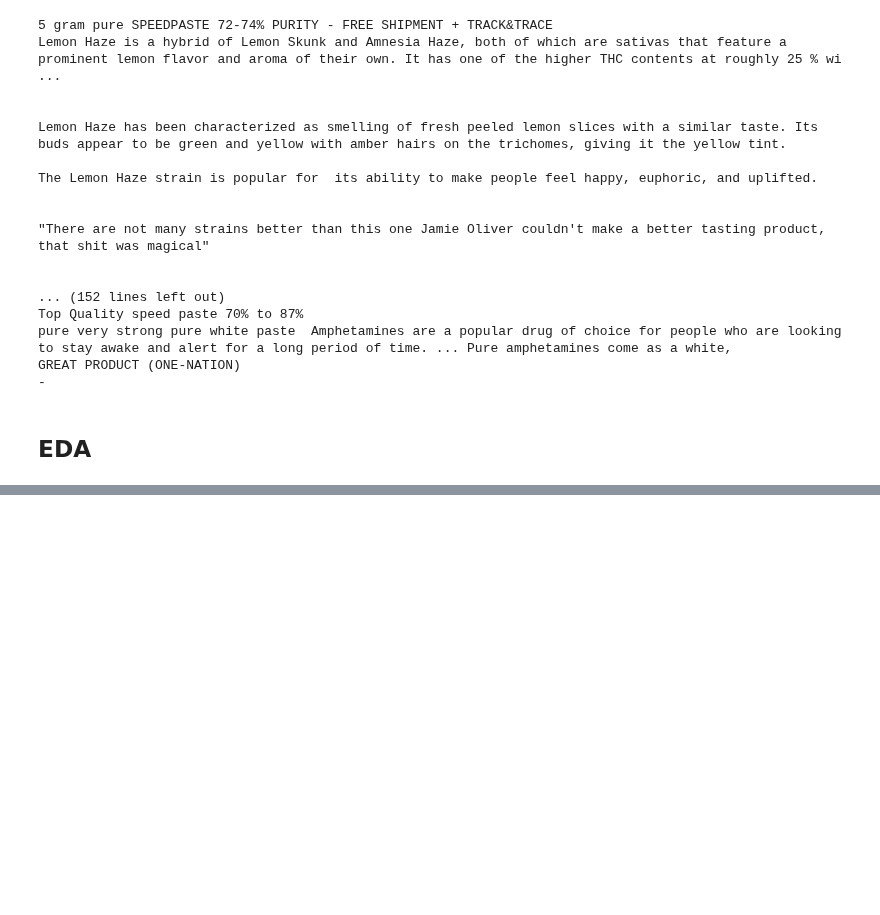
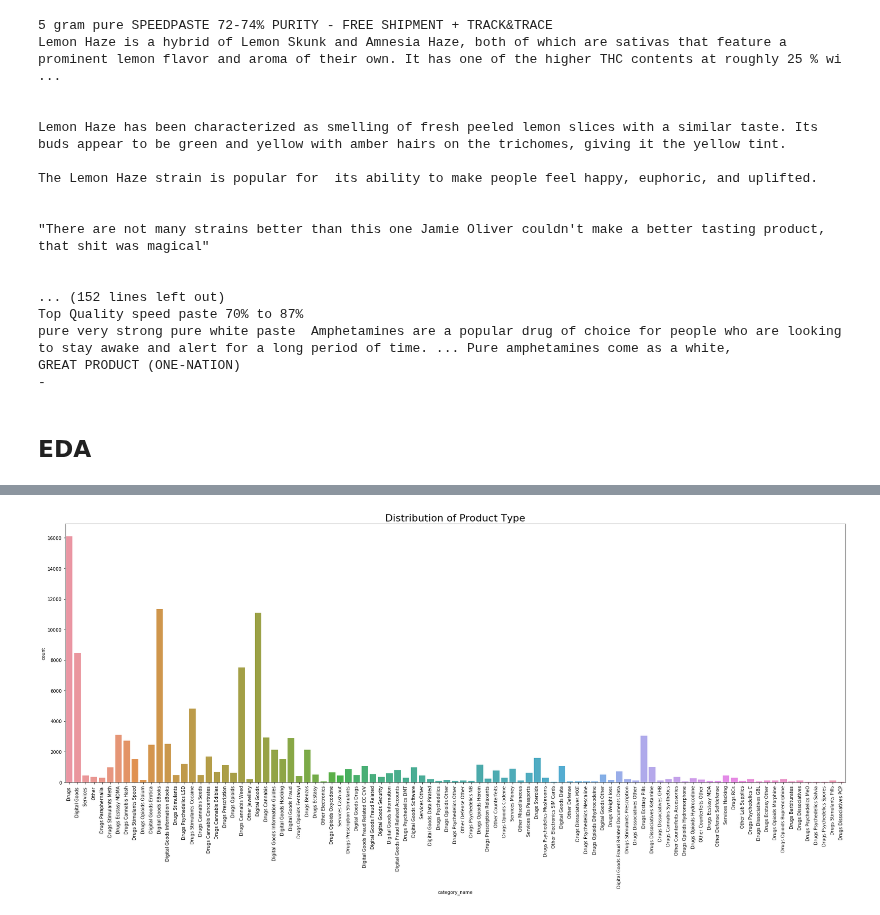
Before and after one commit to Morgan-Sell/darknet-economics, a Jupyter notebook: data_process_feat_eng.ipynb, the cells around one changed output, grey strips where cells are left out. Saved outputs shown, nothing was run; the diff lists cells and outputs as text; code cells hidden in the pictures; blank space fills up the shorter version.

```diff
--- a/data_process_feat_eng.ipynb
+++ b/data_process_feat_eng.ipynb
@@ -241,0 +263,8 @@ print('% - Total Good Less Than $100: {:.1%}'.format(len(less_than_100) / produc
+# %%
+fig, ax = plt.subplots(figsize=(25,12))
+ax = sns.countplot(x='category_name', data=products_v2)
+ax.set_title('Distribution of Product Type', fontsize=22)
+ax.set_xticklabels(ax.get_xticklabels(), rotation=90)
+plt.tight_layout();
+# %% [output]
+[figure, added]
```
Also changed, not shown: parts of 19 cells of this notebook.
